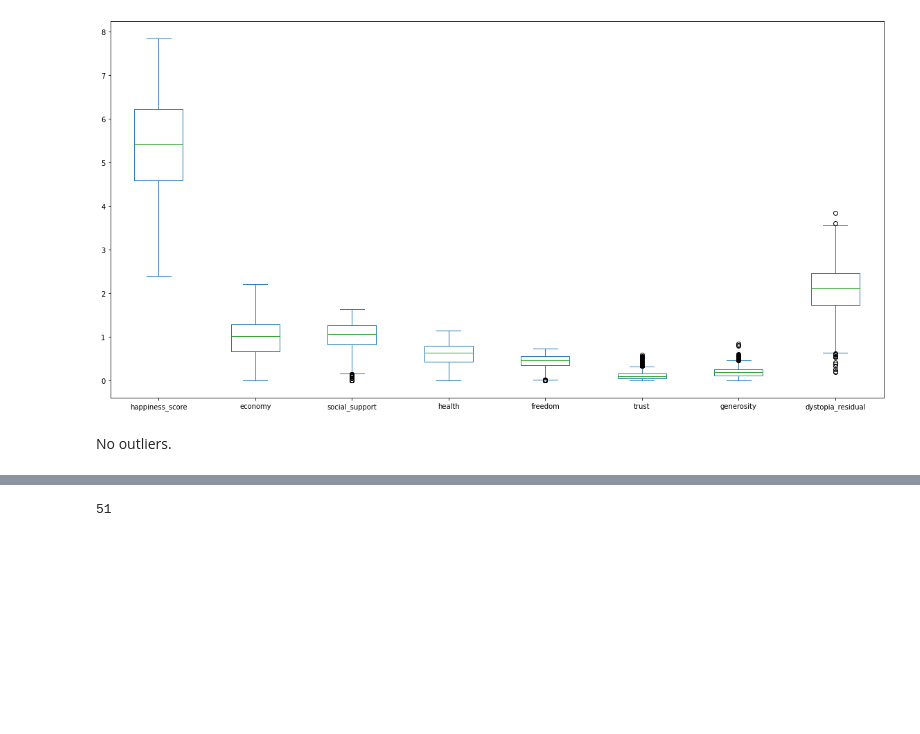
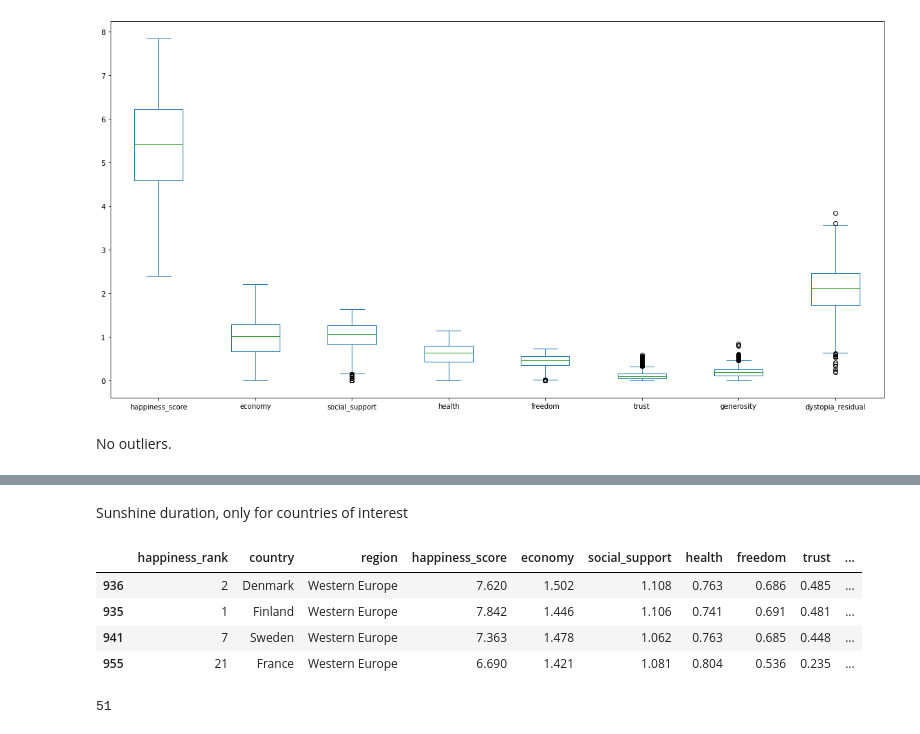
Before and after one commit to elise-chin/dataviz, a Jupyter notebook: data_explo.ipynb, the cells around one changed output, grey strips where cells are left out. Drawn from its saved outputs; the diff is of its cells as text; code cells hidden in the pictures; blank space fills up the shorter version.

Commit message:
Ajout donnees sur population et ensoleillement

```diff
--- a/data_explo.ipynb
+++ b/data_explo.ipynb
@@ -274,3 +331,30 @@ No outliers.
+# %% [markdown]
+Sunshine duration, only for countries of interest
+# %%
+countries_of_interest = ['Finland', 'Denmark', 'Norway', 'Sweden', 'France']
+# %%
+df_europe = happiness_df[happiness_df['country'].isin(countries_of_interest)]
+# %%
+healthy_lifestyle_city_df = pd.read_csv('./data/healthy_lifestyle_city_2021.csv')
+sunshine_hours_by_city_df = pd.read_csv('./data/sunshine hours by city.csv')
+sunshine_hours_by_city_df = sunshine_hours_by_city_df.rename(columns={'Country': 'country'})
+# %%
+# Relier pays et villes
+sunshine_df = df_europe.join(sunshine_hours_by_city_df[['country', 'City']].set_index('country'), on='country', how='left')
+
+# Relier sunshine hours et ville (seulement capitale)
+sunshine_df = sunshine_df.join(healthy_lifestyle_city_df[['City', 'Sunshine hours(City)']].set_index('City'), on='City', how='inner')
+
+# Filtrer sur 2021 (car annee de mesure de l'ensoleillement)
+sunshine_df = sunshine_df[sunshine_df['year'] == 2021]
+# %%
+sunshine_df
+# %% [output]
+|  | happiness_rank | country | region | happiness_score | economy | social_support | health | freedom | trust | ... |
+| 936 | 2 | Denmark | Western Europe | 7.620 | 1.502 | 1.108 | 0.763 | 0.686 | 0.485 | ... |
+| 935 | 1 | Finland | Western Europe | 7.842 | 1.446 | 1.106 | 0.741 | 0.691 | 0.481 | ... |
+| 941 | 7 | Sweden | Western Europe | 7.363 | 1.478 | 1.062 | 0.763 | 0.685 | 0.448 | ... |
+| 955 | 21 | France | Western Europe | 6.690 | 1.421 | 1.081 | 0.804 | 0.536 | 0.235 | ... |
 # %%
 region = ['Central and Eastern Europe','Western Europe']
 # %%
```
Also changed, not shown: parts of 16 cells of this notebook.
